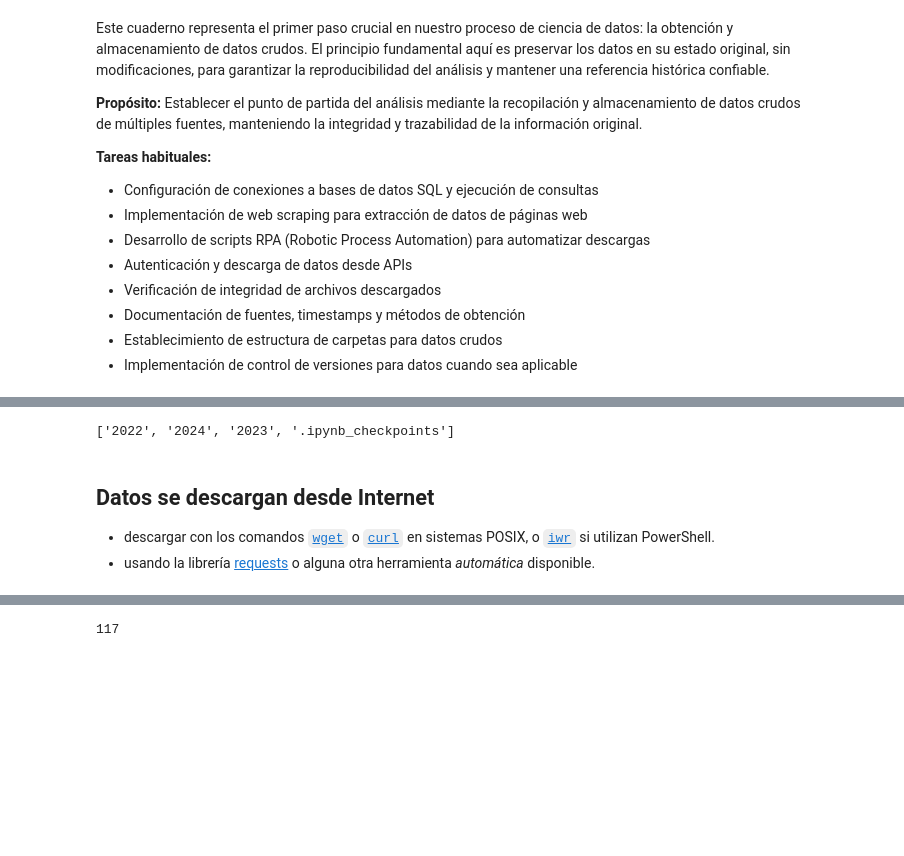
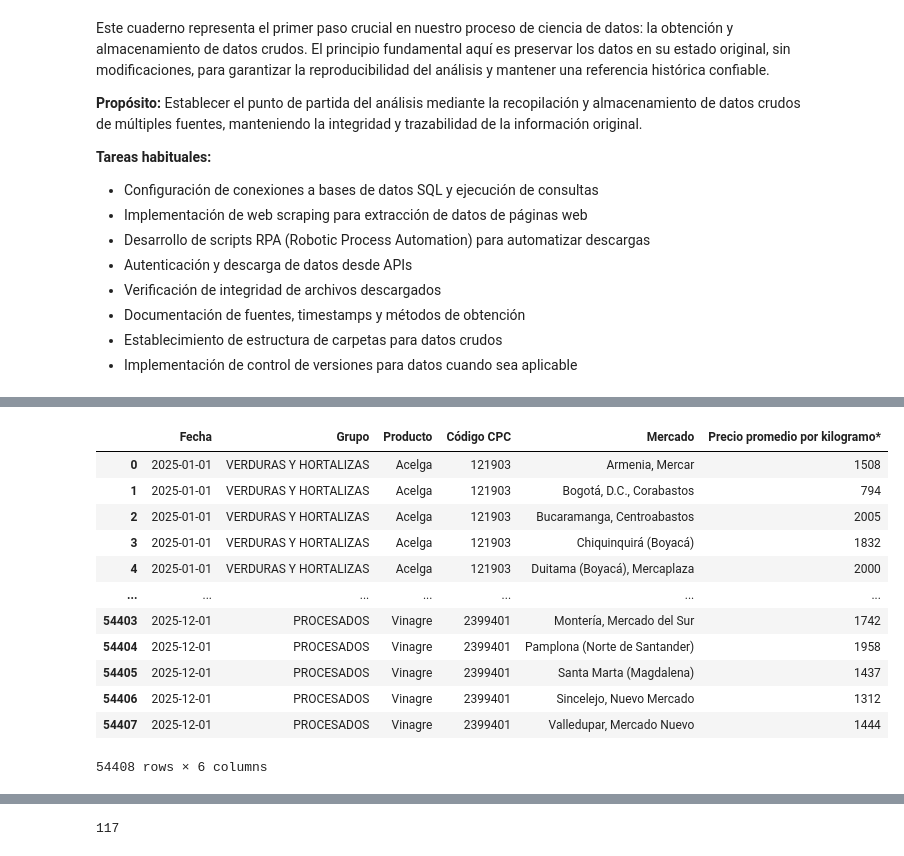
Before and after one commit to daniel-barona/proyecto_ciencia_datos, a Jupyter notebook: src/00_descargas.ipynb, the cells around one changed output, grey strips where cells are left out. Drawn from its saved outputs; the diff is of its cells as text; code cells hidden in the pictures; blank space fills up the shorter version.

```diff
--- a/src/00_descargas.ipynb
+++ b/src/00_descargas.ipynb
@@ -24,12 +34,17 @@ import os
 # %%
-cwd = os.getcwd() # current working directory
-raw_dir = cwd + '/../data/raw/' # aquí deben quedar los archivos 'crudos'
+df = pd.read_excel('data_frame_de_estudio.xlsx')
+df
+# %% [output]
+|  | Fecha | Grupo | Producto | Código CPC | Mercado | Precio promedio por kilogramo* |
+| 0 | 2025-01-01 | VERDURAS Y HORTALIZAS | Acelga | 121903 | Armenia, Mercar | 1508 |
+| 1 | 2025-01-01 | VERDURAS Y HORTALIZAS | Acelga | 121903 | Bogotá, D.C., Corabastos | 794 |
+| 2 | 2025-01-01 | VERDURAS Y HORTALIZAS | Acelga | 121903 | Bucaramanga, Centroabastos | 2005 |
+| 3 | 2025-01-01 | VERDURAS Y HORTALIZAS | Acelga | 121903 | Chiquinquirá (Boyacá) | 1832 |
+| 4 | 2025-01-01 | VERDURAS Y HORTALIZAS | Acelga | 121903 | Duitama (Boyacá), Mercaplaza | 2000 |
+| ... | ... | ... | ... | ... | ... | ... |
+| 54403 | 2025-12-01 | PROCESADOS | Vinagre | 2399401 | Montería, Mercado del Sur | 1742 |
+| 54404 | 2025-12-01 | PROCESADOS | Vinagre | 2399401 | Pamplona (Norte de Santander) | 1958 |
+| 54405 | 2025-12-01 | PROCESADOS | Vinagre | 2399401 | Santa Marta (Magdalena) | 1437 |
+| 54406 | 2025-12-01 | PROCESADOS | Vinagre | 2399401 | Sincelejo, Nuevo Mercado | 1312 |
+| 54407 | 2025-12-01 | PROCESADOS | Vinagre | 2399401 | Valledupar, Mercado Nuevo | 1444 |
+54408 rows × 6 columns
-# %%
-os.listdir(raw_dir)
-# %% [output]
-['2022', '2024', '2023', '.ipynb_checkpoints']
-# %% [markdown]
-## Datos se descargan desde Internet
-
-- descargar con los comandos [`wget`](https://www.gnu.org/software/wget/manual/wget.html) o [`curl`](https://curl.se/docs/manpage.html) en sistemas POSIX, o [`iwr`](https://learn.microsoft.com/en-us/powershell/module/microsoft.powershell.utility/invoke-webrequest) si utilizan PowerShell.
-- usando la librería [requests](https://requests.readthedocs.io/en/latest/) o alguna otra herramienta _automática_ disponible.
```
Also changed, not shown: parts of 93 cells of this notebook.
